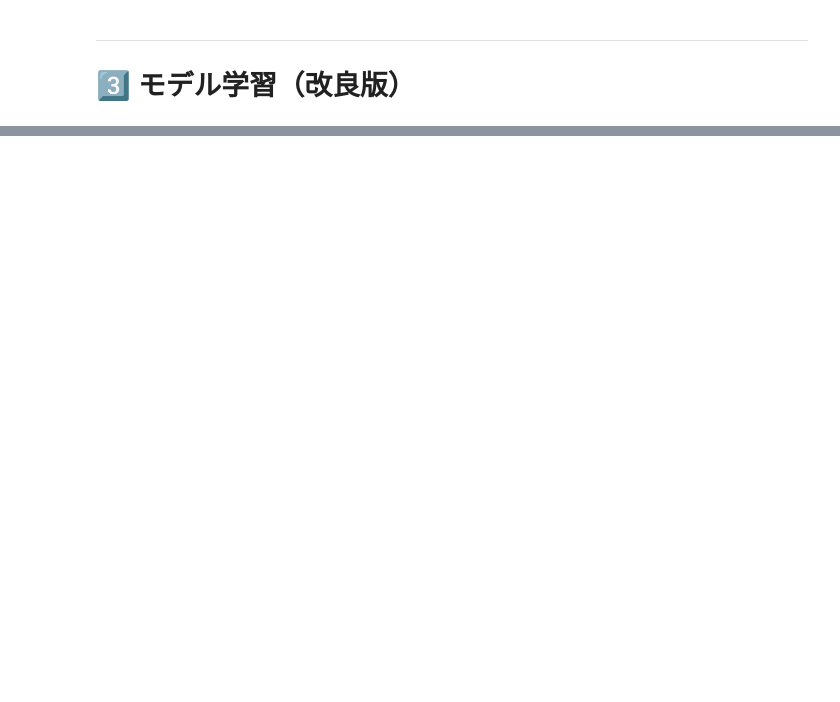
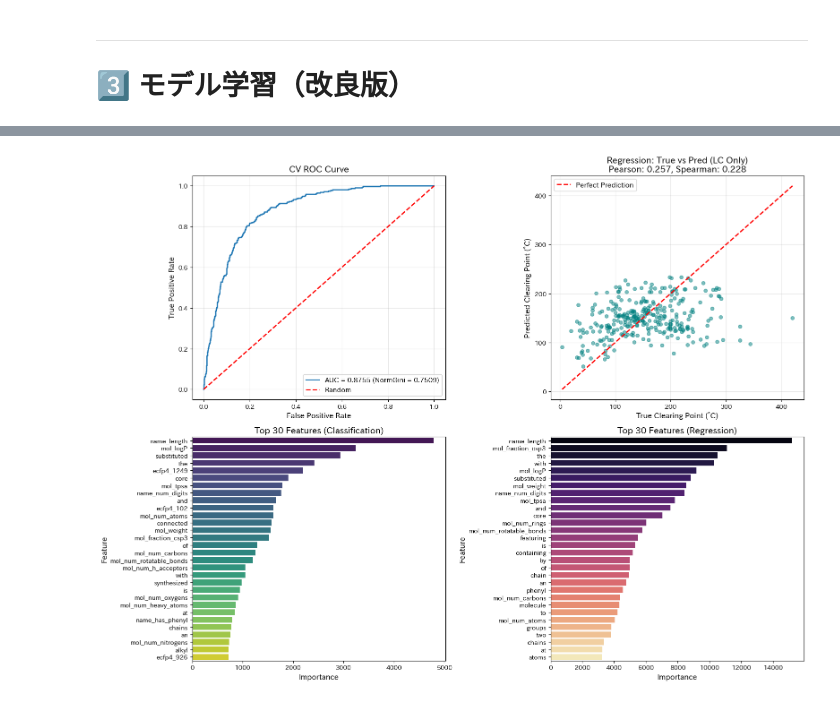
Before and after one commit to hdbunazawa2020/CSIRO---Image2Biomass-Prediction, a Jupyter notebook: notebooks/100-train-my-simple-baseline-ipynb.ipynb, the cells around one changed output, grey strips where cells are left out. Cells and saved outputs as stored; diff of their text form; code cells hidden in the pictures; blank space fills up the shorter version.

Commit message:
Kaggle Notebook | 100_[TRAIN]My_Simple_Baseline.ipynb | Version 4

```diff
--- a/notebooks/100-train-my-simple-baseline-ipynb.ipynb
+++ b/notebooks/100-train-my-simple-baseline-ipynb.ipynb
@@ -798 +797,10 @@ shape: (3, 7_088)
 ... (7 outputs left out)
+# %%
+sep("Columns not in test processed")
+drop_cols = ["row_id", "compound_name", "smiles_guess", "description", "smiles_source", "is_train", ]
+test  = df_test_processed.drop(drop_cols).to_pandas().reset_index(drop=True)
+drop_cols += [col for col in df_train_processed.columns if col not in list(df_test_processed.columns)+[config.cls_target, config.reg_target]]
+print(drop_cols)
+train = df_train_processed.drop(drop_cols).to_pandas().reset_index(drop=True)
+sep("train"); show_df(train)
+sep("test");  show_df(test)
@@ -1370,0 +886,8 @@ wandb: Find logs at: ./wandb/run-20251226_055610-512k7199/logs
+# %%
+# ターゲットとグループIDをNumpy配列化 (Sparse Matrixとの相性問題回避のため必須)
+X = train.drop(["group_id", config.cls_target, config.reg_target], axis=1)
+X_test = test.drop(["group_id"], axis=1)
+
+y_cls = train['is_thermotropic_lc'].values
+y_reg = train['clearing_point_celsius'].values
+groups = train['group_id'].values
@@ -1832,0 +1119,81 @@ Kaggle Notebook で実行すると、学習から可視化まで一貫して処
+# %%
+# ==============================================
+# 📊 可視化 (Feature Names修正版)
+# ==============================================
+fig, axes = plt.subplots(2, 2, figsize=(16, 12))
+
+# 1. ROC Curve
+fpr, tpr, thresholds = roc_curve(y_cls, oof_prob)
+auc_score = roc_auc_score(y_cls, oof_prob)
+norm_gini_all = 2 * auc_score - 1
+
+axes[0, 0].plot(fpr, tpr, label=f'AUC = {auc_score:.4f} (NormGini = {norm_gini_all:.4f})', linewidth=2)
+axes[0, 0].plot([0, 1], [0, 1], 'r--', label='Random', linewidth=2)
+axes[0, 0].set_xlabel('False Positive Rate', fontsize=12)
+axes[0, 0].set_ylabel('True Positive Rate', fontsize=12)
+axes[0, 0].set_title('CV ROC Curve', fontsize=14, fontweight='bold')
+axes[0, 0].legend(fontsize=11)
+axes[0, 0].grid(True, alpha=0.3)
+
+# 2. Regression Scatter Plot (LC Only)
+lc_mask = (y_cls == 1)
+y_true_lc = y_reg[lc_mask]
+y_pred_lc = oof_temp[lc_mask]
+
+p_corr, _ = pearsonr(y_true_lc, y_pred_lc)
+s_corr, _ = spearmanr(y_true_lc, y_pred_lc)
+
+axes[0, 1].scatter(y_true_lc, y_pred_lc, alpha=0.5, c='teal', s=30)
+axes[0, 1].plot([y_true_lc.min(), y_true_lc.max()],
+                [y_true_lc.min(), y_true_lc.max()],
+                'r--', linewidth=2, label='Perfect Prediction')
+axes[0, 1].set_title(f'Regression: True vs Pred (LC Only)\nPearson: {p_corr:.3f}, Spearman: {s_corr:.3f}',
+                     fontsize=14, fontweight='bold')
+axes[0, 1].set_xlabel('True Clearing Point (°C)', fontsize=12)
+axes[0, 1].set_ylabel('Predicted Clearing Point (°C)', fontsize=12)
+axes[0, 1].legend(fontsize=11)
+axes[0, 1].grid(True, alpha=0.3)
+
+# 3. Feature Importance (Classification) - 修正版
+df_imp_clf = pd.DataFrame({
+    'feature': feature_names,  # ここを修正
+    'importance': feature_importance_clf
+})
+df_imp_clf = df_imp_clf.sort_values('importance', ascending=False).head(config.viz.top_n_features)
+
+sns.barplot(x='importance', y='feature', data=df_imp_clf, ax=axes[1, 0], palette='viridis')
+axes[1, 0].set_title(f'Top {config.viz.top_n_features} Features (Classification)',
+                     fontsize=14, fontweight='bold')
+axes[1, 0].set_xlabel('Importance', fontsize=12)
+axes[1, 0].set_ylabel('Feature', fontsize=12)
+
+# 4. Feature Importance (Regression) - 修正版
+df_imp_reg = pd.DataFrame({
+    'feature': feature_names,  # ここを修正
+    'importance': feature_importance_reg
+})
+df_imp_reg = df_imp_reg.sort_values('importance', ascending=False).head(config.viz.top_n_features)
+
+sns.barplot(x='importance', y='feature', data=df_imp_reg, ax=axes[1, 1], palette='magma')
+axes[1, 1].set_title(f'Top {config.viz.top_n_features} Features (Regression)',
+                     fontsize=14, fontweight='bold')
+axes[1, 1].set_xlabel('Importance', fontsize=12)
+axes[1, 1].set_ylabel('Feature', fontsize=12)
+
+plt.tight_layout()
+plt.savefig('cv_results.png', dpi=150, bbox_inches='tight')
+plt.show()
+
+# W&B に画像をログ
+if config.wandb.use_wandb:
+    wandb.log({"cv_visualization": wandb.Image('cv_results.png')})
+
+    # Feature Importance テーブルもログ
+    wandb.log({
+        "feature_importance/classification": wandb.Table(dataframe=df_imp_clf),
+        "feature_importance/regression": wandb.Table(dataframe=df_imp_reg)
+    })
+
+print("✅ Visualization saved: cv_results.png")
+# %% [output]
+[figure, added]
```
Also changed, not shown: parts of 21 cells of this notebook.
